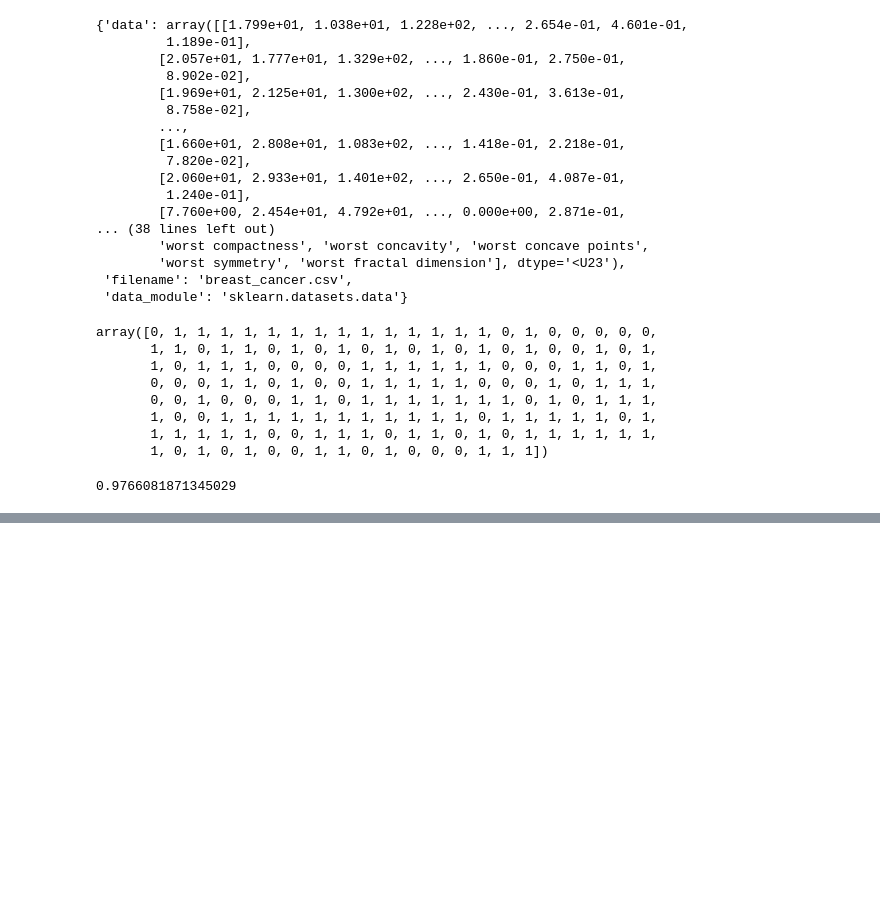
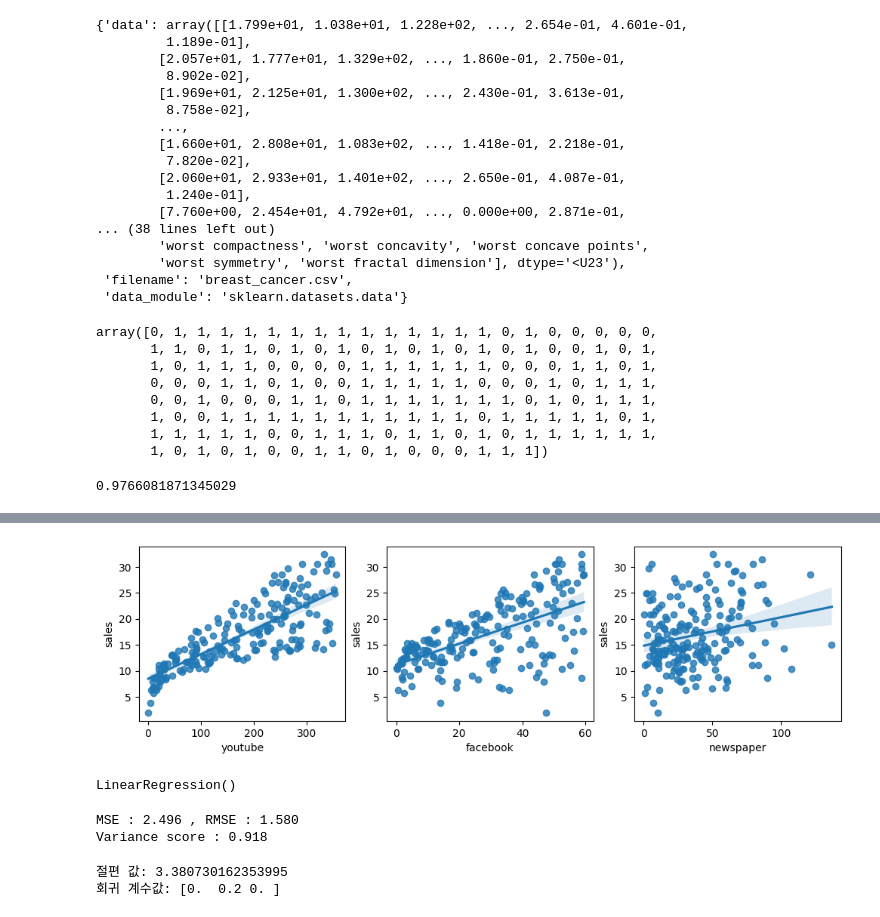
Before and after one commit to audwls4545/metaverse, a Jupyter notebook: 선형회귀_실습_다른버전.ipynb, the cells around one changed output, grey strips where cells are left out. Drawn from its saved outputs; the diff is of its cells as text; code cells hidden in the pictures; blank space fills up the shorter version.

Commit message:
Colaboratory를 통해 생성됨

```diff
--- a/선형회귀_실습_다른버전.ipynb
+++ b/선형회귀_실습_다른버전.ipynb
@@ -401,0 +460,3 @@ lr_clf.score(X_test, y_test)
+# %%
+data=pd.read_csv('/content/drive/MyDrive/colab_data_file/광고매출예측.csv')
+data.head()
@@ -401,0 +515,3 @@ lr_clf.score(X_test, y_test)
+# %%
+data.index.name = 'index'
+data
@@ -401,0 +533,12 @@ lr_clf.score(X_test, y_test)
+# %%
+# 1개의 행과 4개의 열을 가진 subplots를 이용. axs는 4x1개의 ax를 가짐.
+fig, axs = plt.subplots(figsize = (12, 3), ncols = 3, nrows = 1, squeeze = False)
+lm_features = ['youtube','facebook','newspaper']
+for i, feature in enumerate(lm_features):
+    row = int(i / 3)
+    col = i % 3
+
+    # 시본의 regplot을 이용해 산점도와 선형 회귀 직선을 함께 표현
+    sns.regplot(x = feature, y = 'sales', data = data, ax = axs[row][col])
+# %% [output]
+[figure, added]
@@ -401,0 +555,22 @@ lr_clf.score(X_test, y_test)
+# %%
+# 제일 먼저 선형회귀 먼저 시도
+lr = LinearRegression()
+lr.fit(X_train, y_train)
+# %% [output]
+LinearRegression()
+# %%
+y_preds = lr.predict(X_test)
+mse = mean_squared_error(y_test, y_preds)
+rmse = np.sqrt(mse)
+
+print('MSE : {0:.3f} , RMSE : {1:.3F}'.format(mse , rmse))
+print('Variance score : {0:.3f}'.format(r2_score(y_test, y_preds)))
+# %% [output]
+MSE : 2.496 , RMSE : 1.580
+Variance score : 0.918
+# %%
+print('절편 값:',lr.intercept_)
+print('회귀 계수값:', np.round(lr.coef_, 1))
+# %% [output]
+절편 값: 3.380730162353995
+회귀 계수값: [0.  0.2 0. ]
```
Also changed, not shown: parts of 27 cells of this notebook.
